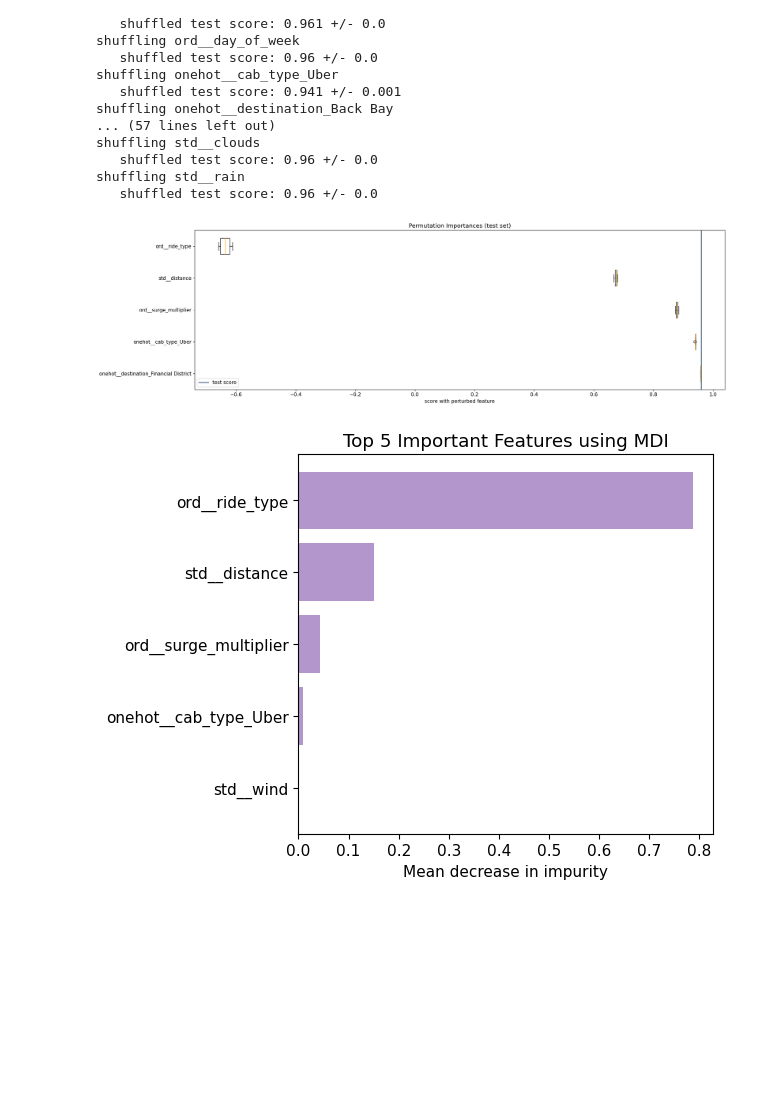
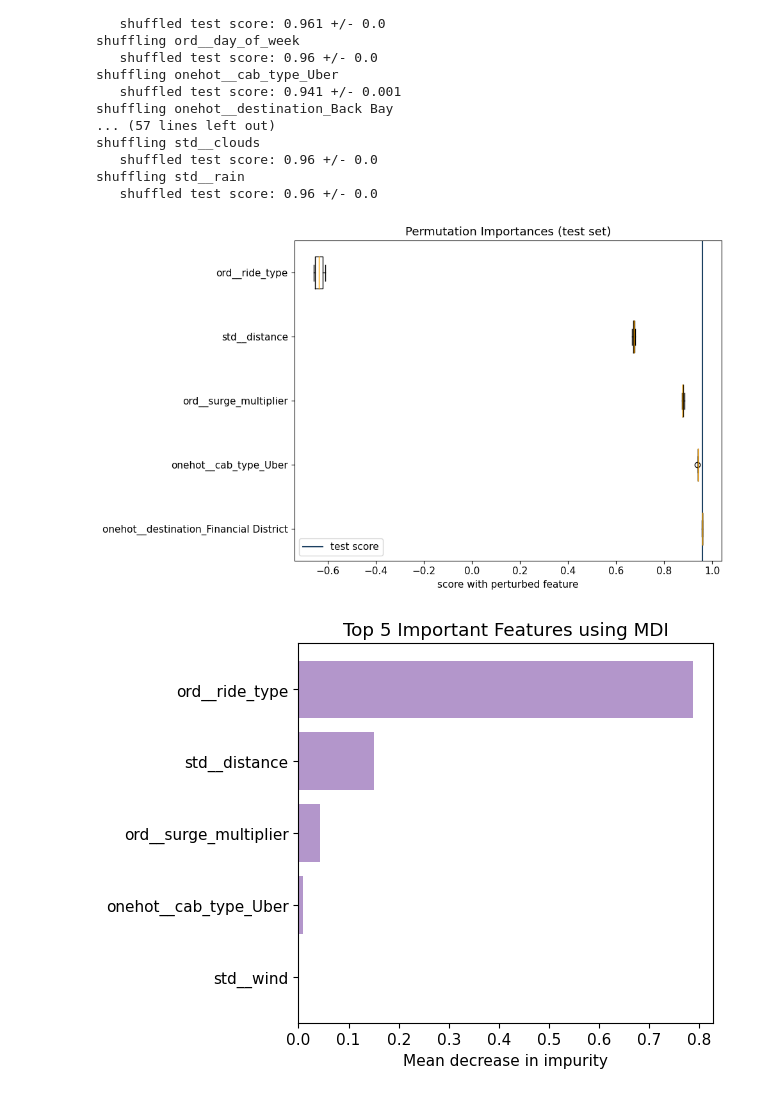
Before and after one commit to WWWW0203/data1030Project, a Jupyter notebook: DATA1030midtermproject.ipynb, the cells around one changed output. Saved outputs shown, nothing was run; the diff lists cells and outputs as text; code cells hidden in the pictures; blank space fills up the shorter version.

```diff
--- a/DATA1030midtermproject.ipynb
+++ b/DATA1030midtermproject.ipynb
@@ -1548,19 +1548,20 @@ shuffling std__rain
 # %%
 sns.set_palette(['#1c4061', 'orange'])
 sorted_indcs = np.argsort(np.mean(scores,axis=1))[::-1]
 top10 = sorted_indcs[-5:]
 plt.rcParams.update({'font.size': 11})
-plt.figure(figsize=(20,6))
+plt.figure(figsize=(10,6))
 #plt.boxplot(scores.T,labels=feature_names,vert=False)
 plt.boxplot(scores[top10].T,labels=feature_name_removed_lyft[top10],vert=False)
 plt.axvline(test_score,label='test score')
 plt.title("Permutation Importances (test set)")
 plt.xlabel('score with perturbed feature')
 plt.legend()
 plt.tight_layout()
+plt.savefig("/Users/winniezhang/Desktop/data1030_project/Important_Feature_Permutation_box.png", format='png', dpi = 1200)
 plt.show()
 # %% [output]
-[figure, old version]
+[figure, new version]
 # %%
 sns.set_palette(['#B396CB'])
 importances = ML_algo.feature_importances_
```
Also changed, not shown: parts of 2 cells of this notebook.
